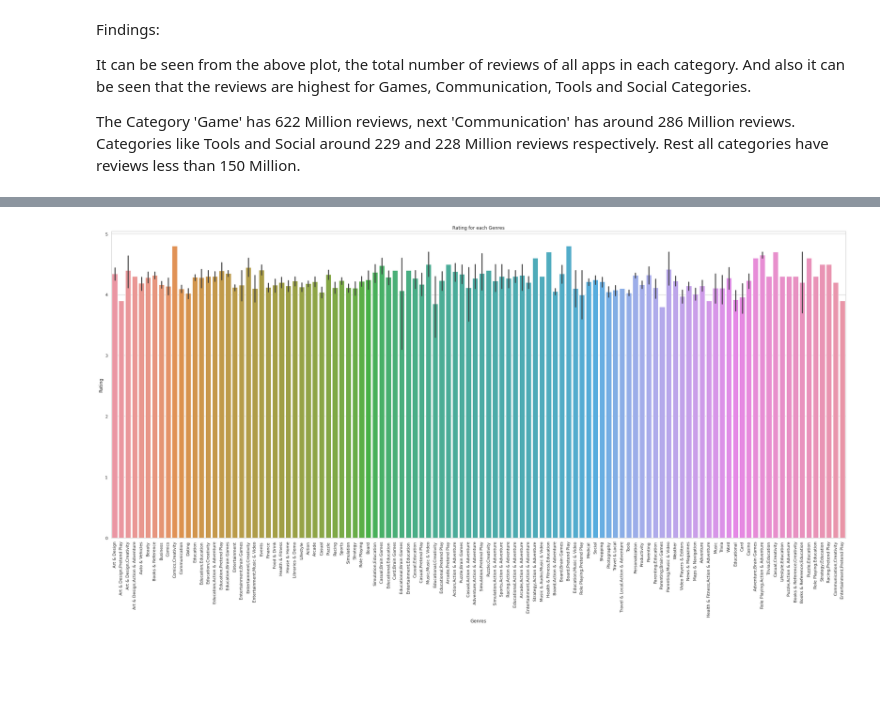
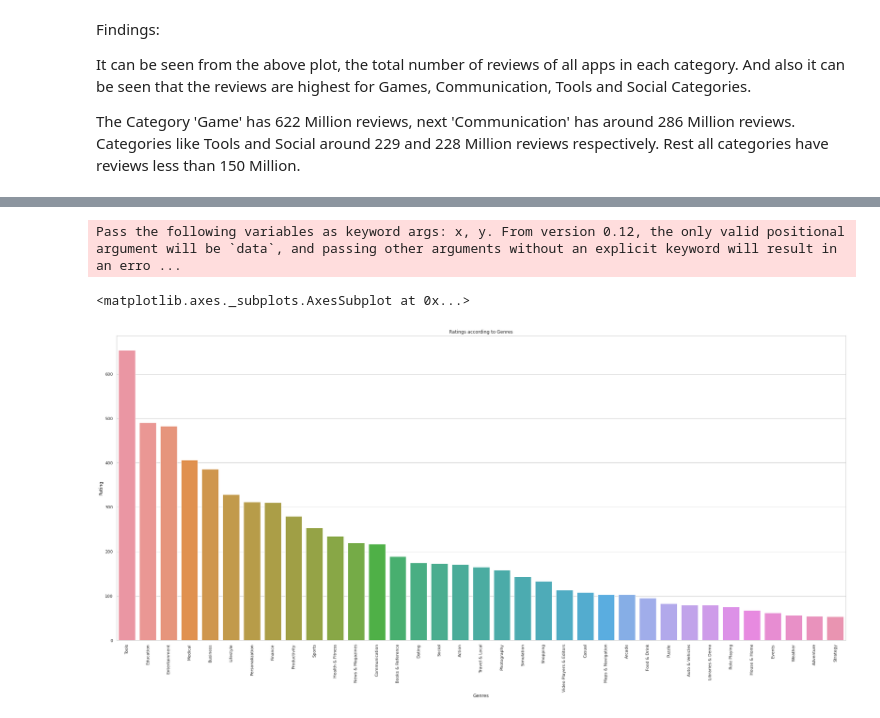
Before and after one commit to DrBharathiTC/Play_store-app-review-analysis-Capstone-project, a Jupyter notebook: Google_Play_Store_Apps_Data_Analysis_(EDA)_UPDATED.ipynb, the cells around one changed output, grey strips where cells are left out. Drawn from its saved outputs; the diff is of its cells as text; code cells hidden in the pictures; blank space fills up the shorter version.

```diff
--- a/Google_Play_Store_Apps_Data_Analysis_(EDA)_UPDATED.ipynb
+++ b/Google_Play_Store_Apps_Data_Analysis_(EDA)_UPDATED.ipynb
@@ -766,3 +768,7 @@ Findings:
 It can be seen from the above plot, the total number of reviews of all apps in each category. And also it can be seen that the reviews are highest for Games, Communication, Tools and Social Categories.
 
 The Category 'Game' has 622 Million reviews, next 'Communication' has around 286 Million reviews. Categories like Tools and Social around 229 and 228 Million reviews respectively. Rest all categories have reviews less than 150 Million.
+# %%
+top_genres = PSDF1['Genres'].value_counts().sort_values(ascending=False).head(35)
+
+print(top_genres)
@@ -769,14 +793,14 @@ The Category 'Game' has 622 Million reviews, next 'Communication' has around 286
 # %%
-# Rating according to Genres
 plt.figure(figsize=(35,15))
 plt.xticks(rotation=90)
 plt.xlabel("Genres")
 plt.ylabel("Rating")
-plt.title("Rating for each Genres")
-sns.barplot(x='Genres', y='Rating', data=PSDF1)
-plt.show()
+plt.title("Ratings according to Genres")
+sns.barplot(top_genres.index,top_genres.values)
 # %% [output]
+Pass the following variables as keyword args: x, y. From version 0.12, the only valid positional argument will be `data`, and passing other arguments without an explicit keyword will result in an erro ...
+<matplotlib.axes._subplots.AxesSubplot at 0x...>
-[figure, old version]
+[figure, new version]
 # %%
 # Creating a df containing only paid apps
 
```
Also changed, not shown: parts of 73 cells of this notebook.
